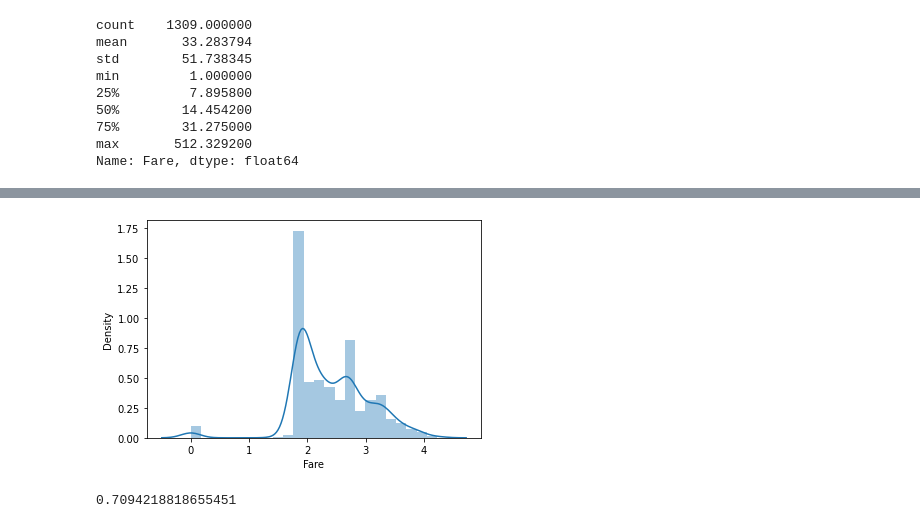
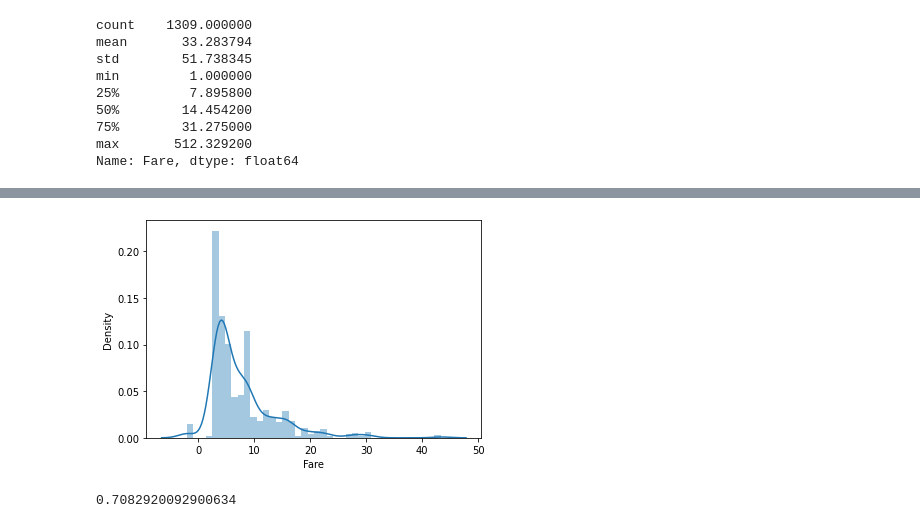
Before and after one commit to yuzonshen/ML100Days, a Jupyter notebook: homework/D023_數值型特徵-去除偏態_HW.ipynb, the cells around one changed output, grey strips where cells are left out. Cells and saved outputs as stored; diff of their text form; code cells hidden in the pictures.

```diff
--- a/homework/D023_數值型特徵-去除偏態_HW.ipynb
+++ b/homework/D023_數值型特徵-去除偏態_HW.ipynb
@@ -135,3 +135,25 @@ min         1.000000
 75%        31.275000
 max       512.329200
 Name: Fare, dtype: float64
+# %%
+# 將 Fare 取 boxcox 後, 看散佈圖, 並計算分數 (執行會有 error, 請試圖修正)
+# 為使Fare=0 為正值, 將所有Fare的值 全數加 1 的方式 較合理!!
+
+from scipy import stats
+df_fixed = copy.deepcopy(df)
+
+# df_fixed.loc[df_fixed['Fare']==0,['Fare']] = 1
+df_fixed['Fare'] = df_fixed['Fare'] + 1
+
+#If lmbda is not None, do the transformation for that value. If lmbda is None, find the lambda that maximizes the log-likelihood function and return it as the second output argument.
+#如果 lambda 不是 None，則對該值進行轉換。 lambda 為 None，找到最大化對數似然函數的 lambda 並將其作為第二個輸出參數返回。
+# print(stats.boxcox(df_fixed['Fare']))
+# print('lambda=', stats.boxcox(df_fixed['Fare'])[1])
+df_fixed['Fare'] = stats.boxcox(df_fixed['Fare'])[0]
+sns.distplot(df_fixed['Fare'][:train_num])
+plt.show()
+
+df_fixed = MMEncoder.fit_transform(df_fixed)
+train_X = df_fixed[:train_num]
+estimator = LogisticRegression()
+cross_val_score(estimator, train_X, train_Y, cv=5).mean()
@@ -138,21 +166,19 @@ Name: Fare, dtype: float64
 # %%
-# 將 Fare 取 boxcox 後, 看散佈圖, 並計算分數 (執行會有 error, 請試圖修正)
-# 為使Fare=0 為正值, 將所有Fare的值 全數加 1 的方式 較合理!!
+#另一解法:
+# 為使Fare=0 為正值, 將所有Fare的值 全數加上很小的數值 1e-6 的方式
 
 from scipy import stats
 df_fixed = copy.deepcopy(df)
 
-# df_fixed.loc[df_fixed['Fare']==0,['Fare']] = 1
-df_fixed['Fare'] = df_fixed['Fare'] + 1
+df_fixed['Fare'] = stats.boxcox(df_fixed['Fare'].values + 1e-6, lmbda=0.5)
 
-df_fixed['Fare'] = stats.boxcox(df_fixed['Fare'])[0]
 sns.distplot(df_fixed['Fare'][:train_num])
 plt.show()
 
 df_fixed = MMEncoder.fit_transform(df_fixed)
 train_X = df_fixed[:train_num]
 estimator = LogisticRegression()
 cross_val_score(estimator, train_X, train_Y, cv=5).mean()
 # %% [output]
-[figure, old version]
+[figure, new version]
-0.7094218818655451
+0.7082920092900634
```
Also changed, not shown: parts of 1 cell of this notebook.
